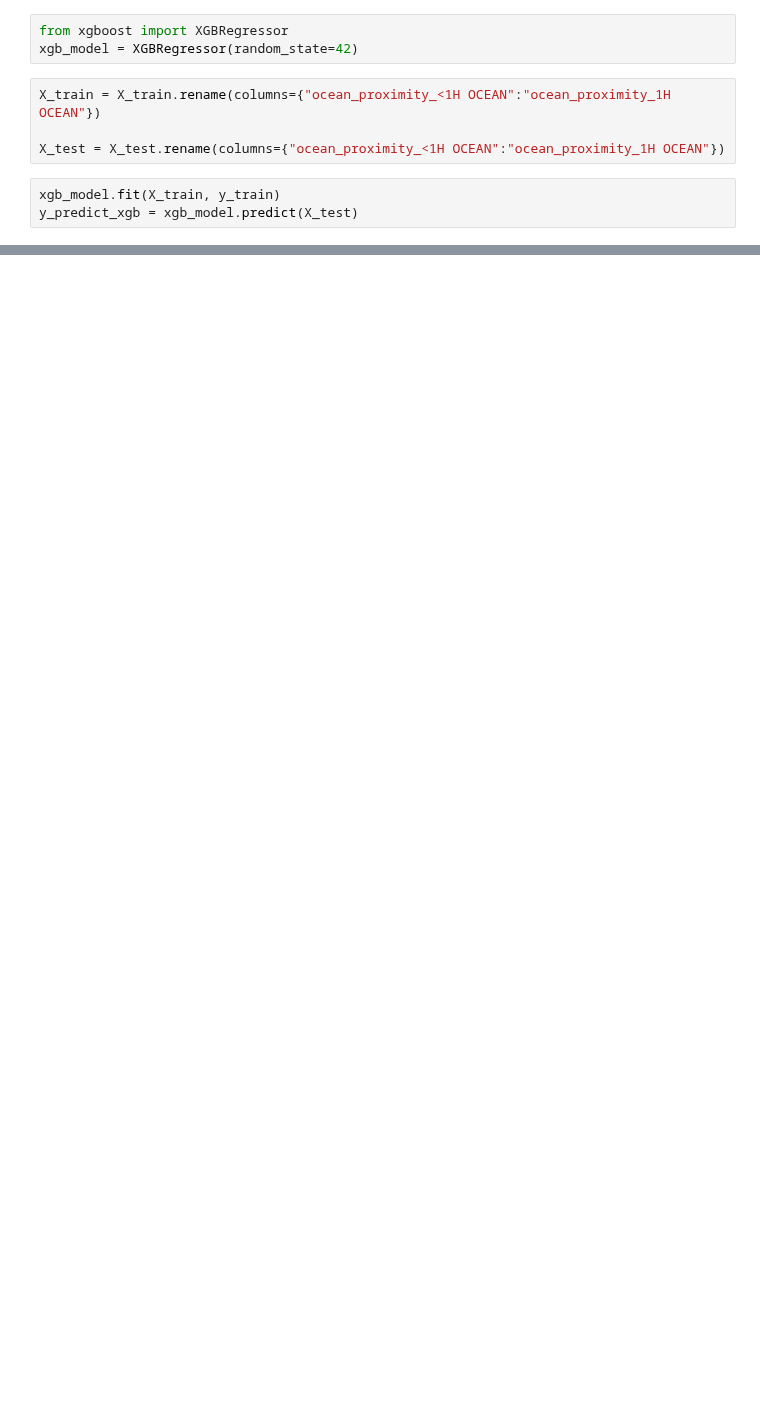
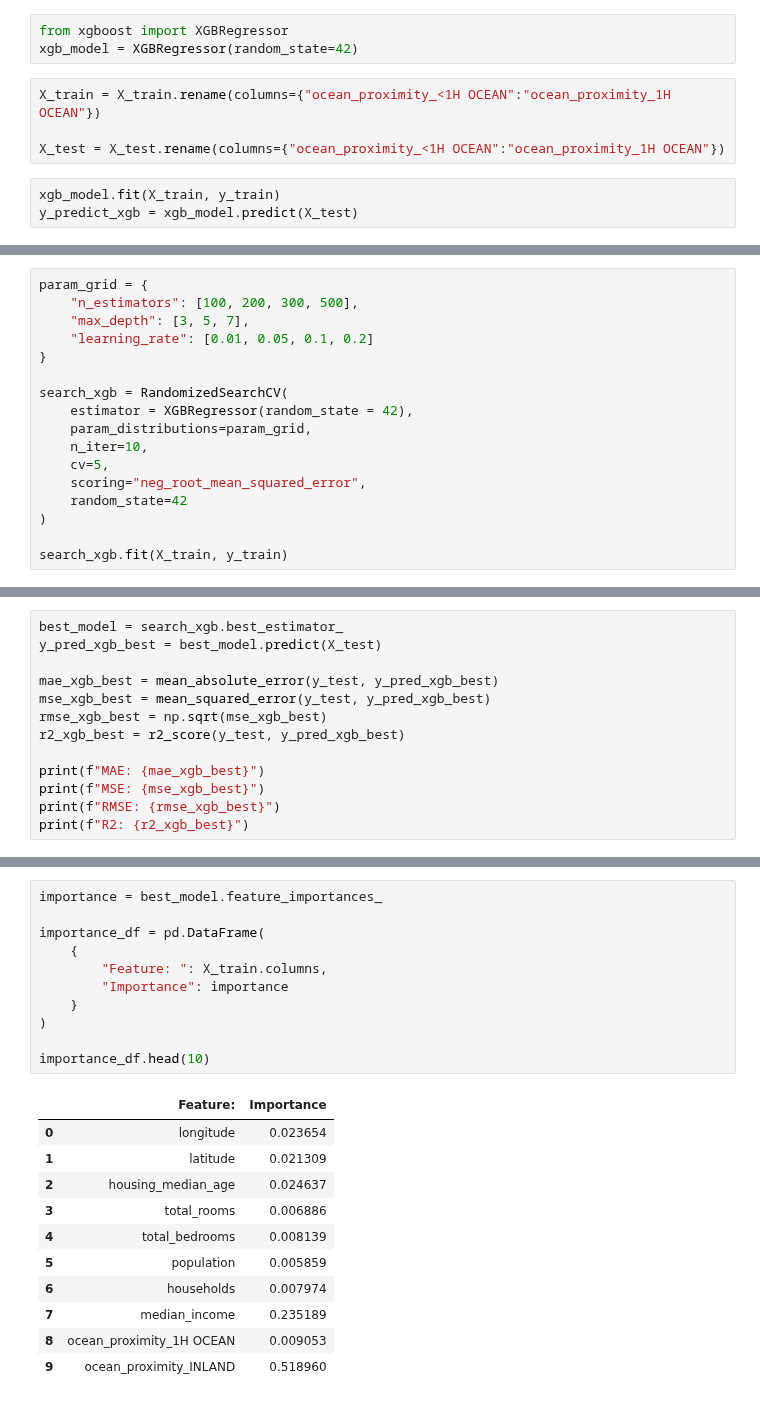
Before and after one commit to zoran-jakovljevic/house_price_prediction_ML, a Jupyter notebook: house_price_prediction.ipynb, the cells around one changed output, grey strips where cells are left out. Saved outputs shown, nothing was run; the diff lists cells and outputs as text; blank space fills up the shorter version.

```diff
--- a/house_price_prediction.ipynb
+++ b/house_price_prediction.ipynb
@@ -532,0 +541,17 @@ R: 0.8332513418185619
+# %%
+param_grid = {
+    "n_estimators": [100, 200, 300, 500],
+    "max_depth": [3, 5, 7],
+    "learning_rate": [0.01, 0.05, 0.1, 0.2]
+}
+
+search_xgb = RandomizedSearchCV(
+    estimator = XGBRegressor(random_state = 42),
+    param_distributions=param_grid,
+    n_iter=10,
+    cv=5,
+    scoring="neg_root_mean_squared_error",
+    random_state=42
+)
+
+search_xgb.fit(X_train, y_train)
@@ -532,0 +580,13 @@ R: 0.8332513418185619
+# %%
+best_model = search_xgb.best_estimator_
+y_pred_xgb_best = best_model.predict(X_test)
+
+mae_xgb_best = mean_absolute_error(y_test, y_pred_xgb_best)
+mse_xgb_best = mean_squared_error(y_test, y_pred_xgb_best)
+rmse_xgb_best = np.sqrt(mse_xgb_best)
+r2_xgb_best = r2_score(y_test, y_pred_xgb_best)
+
+print(f"MAE: {mae_xgb_best}")
+print(f"MSE: {mse_xgb_best}")
+print(f"RMSE: {rmse_xgb_best}")
+print(f"R2: {r2_xgb_best}")
@@ -532,0 +615,23 @@ R: 0.8332513418185619
+# %%
+importance = best_model.feature_importances_
+
+importance_df = pd.DataFrame(
+    {
+        "Feature: ": X_train.columns,
+        "Importance": importance
+    }
+)
+
+importance_df.head(10)
+# %% [output]
+|  | Feature: | Importance |
+| 0 | longitude | 0.023654 |
+| 1 | latitude | 0.021309 |
+| 2 | housing_median_age | 0.024637 |
+| 3 | total_rooms | 0.006886 |
+| 4 | total_bedrooms | 0.008139 |
+| 5 | population | 0.005859 |
+| 6 | households | 0.007974 |
+| 7 | median_income | 0.235189 |
+| 8 | ocean_proximity_1H OCEAN | 0.009053 |
+| 9 | ocean_proximity_INLAND | 0.518960 |
```
Also changed, not shown: parts of 12 cells of this notebook, 2 other files.
